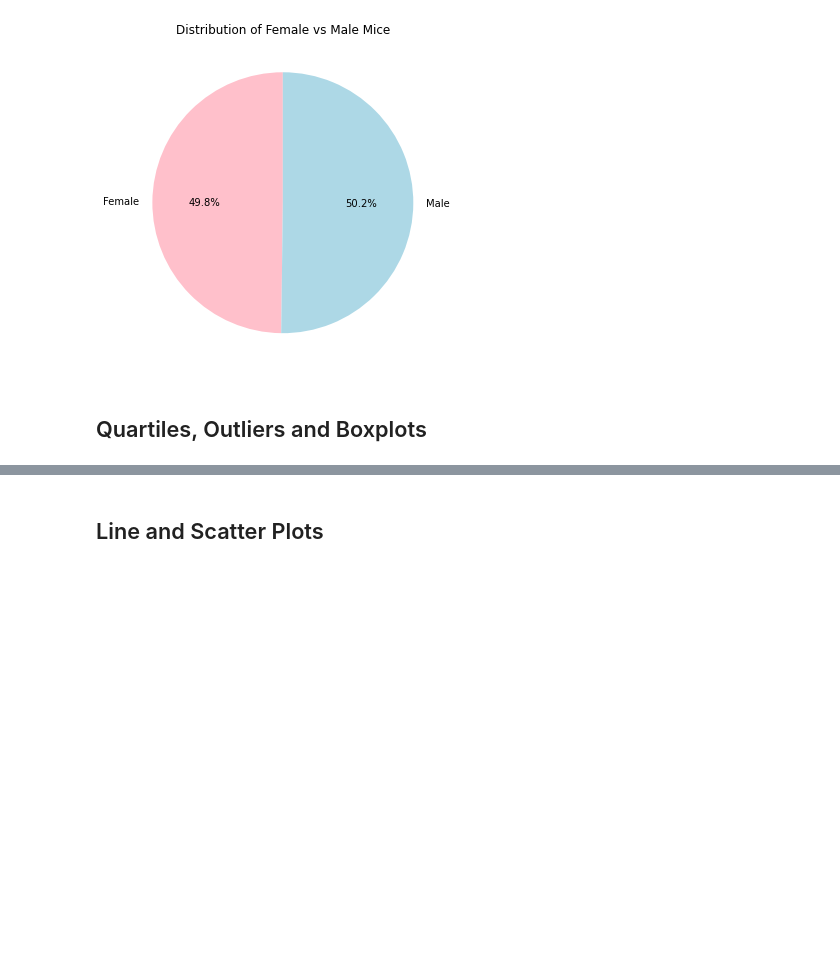
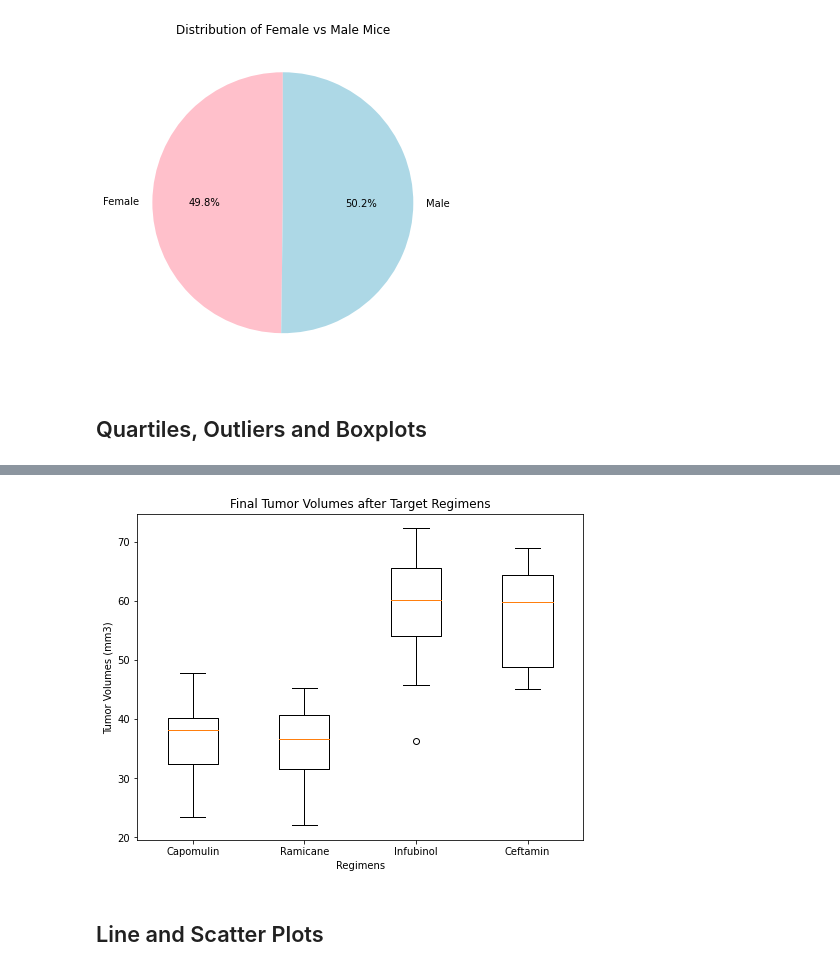
Before and after one commit to normanchan19/matplotlib-challenge, a Jupyter notebook: Pymaceuticals/pymaceuticals_starter.ipynb, the cells around one changed output, grey strips where cells are left out. Cells and saved outputs as stored; diff of their text form; code cells hidden in the pictures; blank space fills up the shorter version.

```diff
--- a/Pymaceuticals/pymaceuticals_starter.ipynb
+++ b/Pymaceuticals/pymaceuticals_starter.ipynb
@@ -233,7 +233,21 @@ Text(0.5, 1.0, 'Distribution of Female vs Male Mice')
 # Calculate the final tumor volume of each mouse across four of the treatment regimens:
 # Capomulin, Ramicane, Infubinol, and Ceftamin
 
+# List of desired regimens
+target_regimens = ['Capomulin', 'Ramicane', 'Infubinol', 'Ceftamin']
+
 # Start by getting the last (greatest) timepoint for each mouse
+# Sort study_results data by highest timepoints to lowest timepoints
+timepoints_sorted = study_results.sort_values(by='Timepoint', ascending=False)
 
+# Drop duplicate Mouse IDs and keep first time a Mouse ID appears
+last_timepoint_study_results = timepoints_sorted.drop_duplicates(subset='Mouse ID', keep='first')
+#last_timepoint_study_results
 
 # Merge this group df with the original dataframe to get the tumor volume at the last timepoint
+mouse_combined_final_timepoints_df = pd.merge(last_timepoint_study_results, mouse_metadata, on="Mouse ID")
+
+# Filter dataframe to only mice that underwent target regimens
+target_regimen_final_timepoints_df = mouse_combined_final_timepoints_df[mouse_combined_final_timepoints_df['Drug Regimen'].isin(target_regimens)]
+target_regimen_final_timepoints_df.reset_index(drop=True, inplace=True)
+target_regimen_final_timepoints_df
@@ -259,3 +432,31 @@ Text(0.5, 1.0, 'Distribution of Female vs Male Mice')
+# %%
+# Generate a box plot of the final tumor volume of each mouse across four regimens of interest
+#capomulin_ramicane_infubinol_ceftamin_final_timepoints_df.boxplot(by="Drug Regimen", column="Tumor Volume (mm3)")
+
+# Turn panda's series of target regimen tumor volumes into python lists of final tumor volumes
+capomulin_tumor_volumes_list = capomulin_final_timepoints_df['Tumor Volume (mm3)'].tolist()
+ramicane_tumor_volumes_list = ramicane_final_timepoints_df['Tumor Volume (mm3)'].tolist()
+infubinol_tumor_volumes_list = infubinol_final_timepoints_df['Tumor Volume (mm3)'].tolist()
+ceftamin_tumor_volumes_list = ceftamin_final_timepoints_df['Tumor Volume (mm3)'].tolist()
+
+# Create list of lists of final tumor volumes
+target_regimen_final_tumor_volume = [capomulin_tumor_volumes_list,
+                                     ramicane_tumor_volumes_list,
+                                     infubinol_tumor_volumes_list,
+                                     ceftamin_tumor_volumes_list]
+
+# Create figure
+fig1, ax1 = plt.subplots(figsize=(8,6));
+
+# Create boxplots
+ax1.boxplot(target_regimen_final_tumor_volume, labels=target_regimens);
+
+# Set chart title and labels
+ax1.set_title('Final Tumor Volumes after Target Regimens');
+ax1.set_xlabel('Regimens');
+ax1.set_ylabel('Tumor Volumes (mm3)');
+# %% [output]
+[figure, added]
 # %% [markdown]
 ## Line and Scatter Plots
 # %%
```
Also changed, not shown: parts of 7 cells of this notebook.
